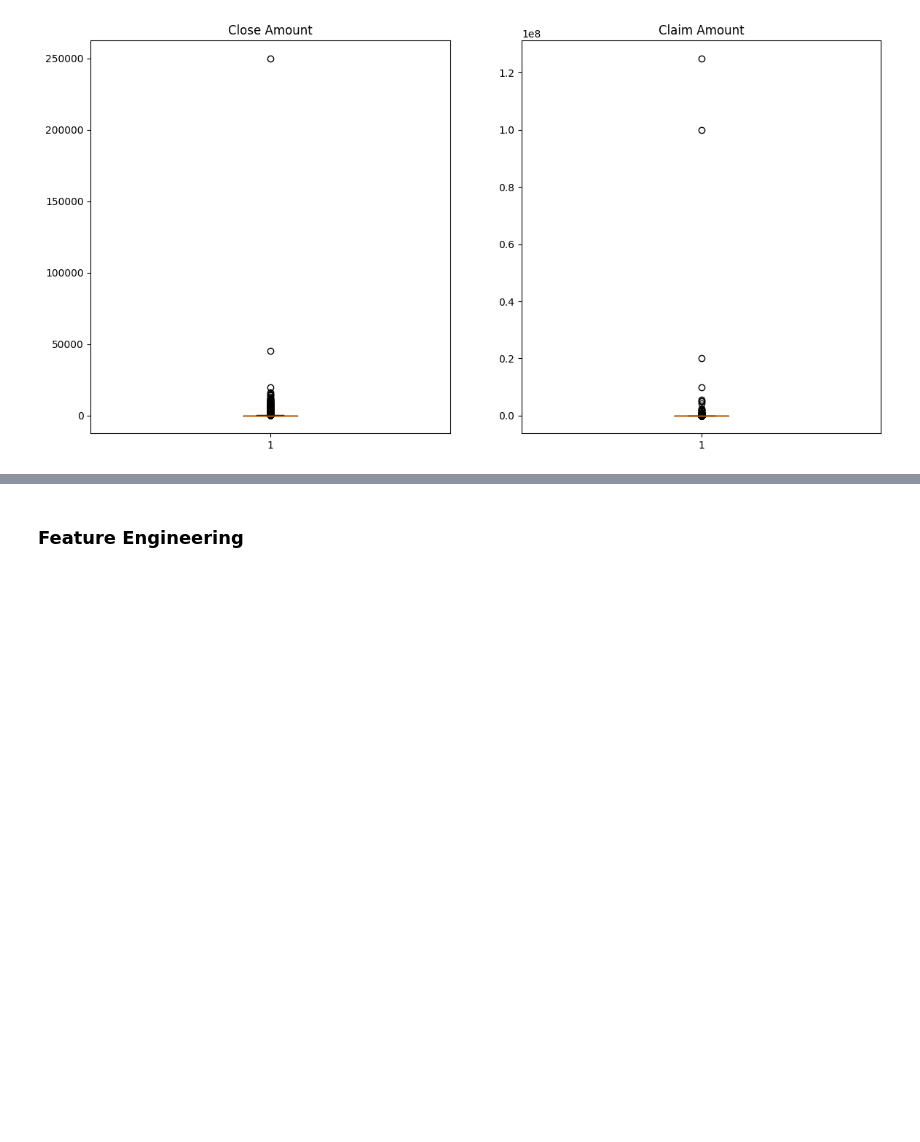
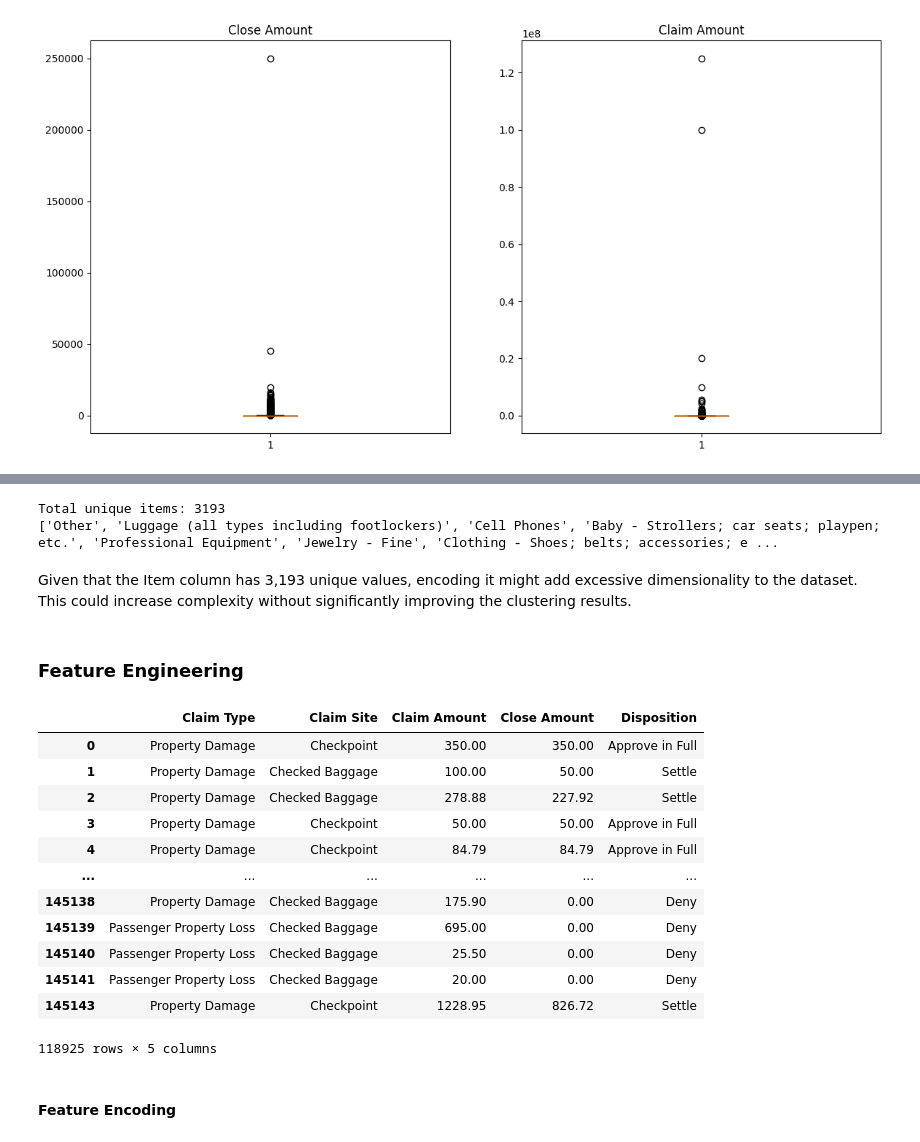
Before and after one commit to btokoli/Risk-Radar-Clustering-Airports-by-Claim-Patterns-to-Spotlight-High-Risk-Hubs, a Jupyter notebook: airportAnalysis.ipynb, the cells around one changed output, grey strips where cells are left out. Drawn from its saved outputs; the diff is of its cells as text; code cells hidden in the pictures; blank space fills up the shorter version.

Commit message:
feature encoding

```diff
--- a/airportAnalysis.ipynb
+++ b/airportAnalysis.ipynb
@@ -581,2 +593,12 @@ df2.describe().T
+# %%
+#Exploring the Item Column
+unique_items_list=df2.Item.unique().tolist()
+print(f"Total unique items: {len(unique_items_list)}")
+print(unique_items_list)
+# %% [output]
+Total unique items: 3193
+['Other', 'Luggage (all types including footlockers)', 'Cell Phones', 'Baby - Strollers; car seats; playpen; etc.', 'Professional Equipment', 'Jewelry - Fine', 'Clothing - Shoes; belts; accessories; e ...
+# %% [markdown]
+Given that the Item column has 3,193 unique values, encoding it might add excessive dimensionality to the dataset. This could increase complexity without significantly improving the clustering results.
 # %% [markdown]
 ### Feature Engineering
@@ -584,0 +605,20 @@ df2.describe().T
+# %%
+#Dropping Irrevelant Columns
+features= ["Claim Type", "Claim Site", "Claim Amount", "Close Amount", "Disposition"]
+df3= df2[features]
+# %%
+df3
+# %% [output]
+|  | Claim Type | Claim Site | Claim Amount | Close Amount | Disposition |
+| 0 | Property Damage | Checkpoint | 350.00 | 350.00 | Approve in Full |
+| 1 | Property Damage | Checked Baggage | 100.00 | 50.00 | Settle |
+| 2 | Property Damage | Checked Baggage | 278.88 | 227.92 | Settle |
+| 3 | Property Damage | Checkpoint | 50.00 | 50.00 | Approve in Full |
+| 4 | Property Damage | Checkpoint | 84.79 | 84.79 | Approve in Full |
+| ... | ... | ... | ... | ... | ... |
+| 145138 | Property Damage | Checked Baggage | 175.90 | 0.00 | Deny |
+| 145139 | Passenger Property Loss | Checked Baggage | 695.00 | 0.00 | Deny |
+| 145140 | Passenger Property Loss | Checked Baggage | 25.50 | 0.00 | Deny |
+| 145141 | Passenger Property Loss | Checked Baggage | 20.00 | 0.00 | Deny |
+| 145143 | Property Damage | Checkpoint | 1228.95 | 826.72 | Settle |
+118925 rows × 5 columns
@@ -584,0 +633,2 @@ df2.describe().T
+# %% [markdown]
+#### Feature Encoding
```
Also changed, not shown: parts of 5 cells of this notebook.
